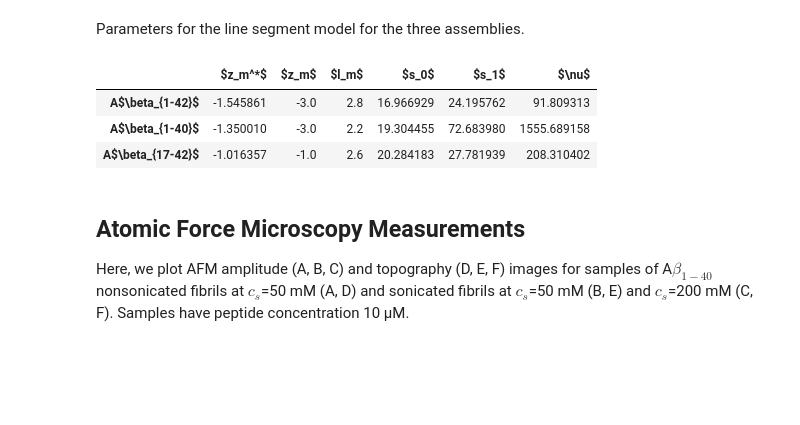
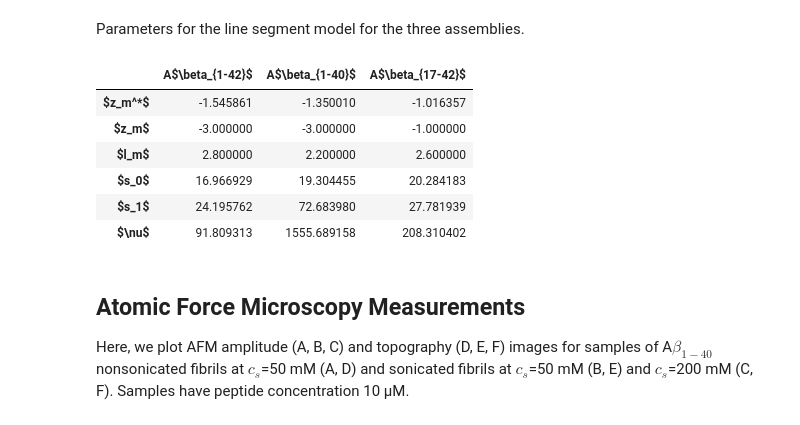
Before and after one commit to mlund/SI-surfacefibrils, a Jupyter notebook: notebook.ipynb, the cells around one changed output. Saved outputs shown, nothing was run; the diff lists cells and outputs as text; code cells hidden in the pictures; blank space fills up the shorter version.

```diff
--- a/notebook.ipynb
+++ b/notebook.ipynb
@@ -1881,12 +1881,15 @@ plt.show()
 Parameters for the line segment model for the three assemblies.
 # %%
 table = table.reindex(index=['$z_m^*$','$z_m$','$l_m$','$s_0$','$s_1$',r'$\nu$'])
-table.T
+table
 # %% [output]
-|  | $z_m^*$ | $z_m$ | $l_m$ | $s_0$ | $s_1$ | $\nu$ |
-| A$\beta_{1-42}$ | -1.545861 | -3.0 | 2.8 | 16.966929 | 24.195762 | 91.809313 |
-| A$\beta_{1-40}$ | -1.350010 | -3.0 | 2.2 | 19.304455 | 72.683980 | 1555.689158 |
-| A$\beta_{17-42}$ | -1.016357 | -1.0 | 2.6 | 20.284183 | 27.781939 | 208.310402 |
+|  | A$\beta_{1-42}$ | A$\beta_{1-40}$ | A$\beta_{17-42}$ |
+| $z_m^*$ | -1.545861 | -1.350010 | -1.016357 |
+| $z_m$ | -3.000000 | -3.000000 | -1.000000 |
+| $l_m$ | 2.800000 | 2.200000 | 2.600000 |
+| $s_0$ | 16.966929 | 19.304455 | 20.284183 |
+| $s_1$ | 24.195762 | 72.683980 | 27.781939 |
+| $\nu$ | 91.809313 | 1555.689158 | 208.310402 |
 # %% [markdown]
 ## Atomic Force Microscopy Measurements
 Here, we plot AFM amplitude (A, B, C) and topography (D, E, F) images for samples of A$\beta_{1−40}$ nonsonicated fibrils at $c_s$=50 mM (A, D) and sonicated fibrils at $c_s$=50 mM (B, E) and $c_s$=200 mM (C, F). Samples have peptide concentration 10 μM.
```
Also changed, not shown: parts of 1 cell of this notebook.
